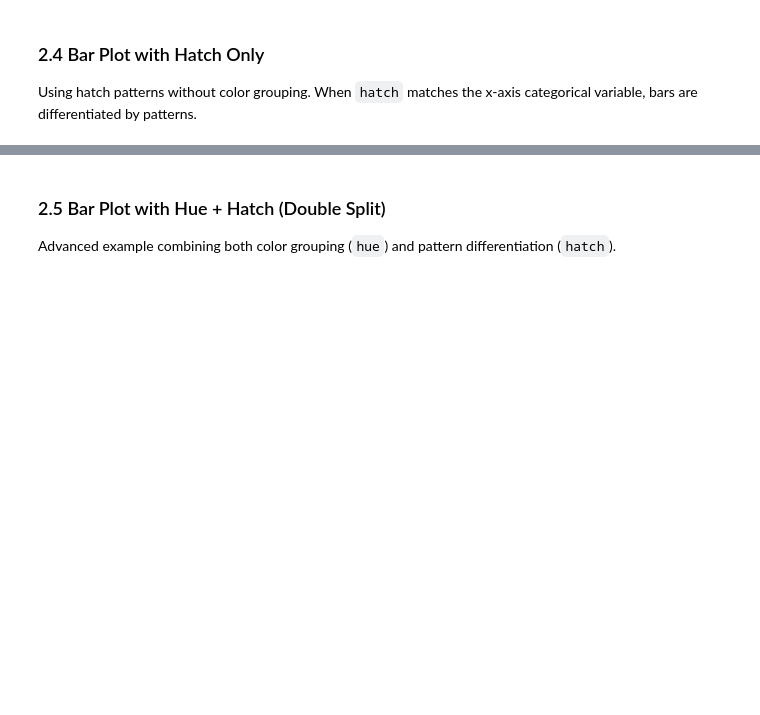
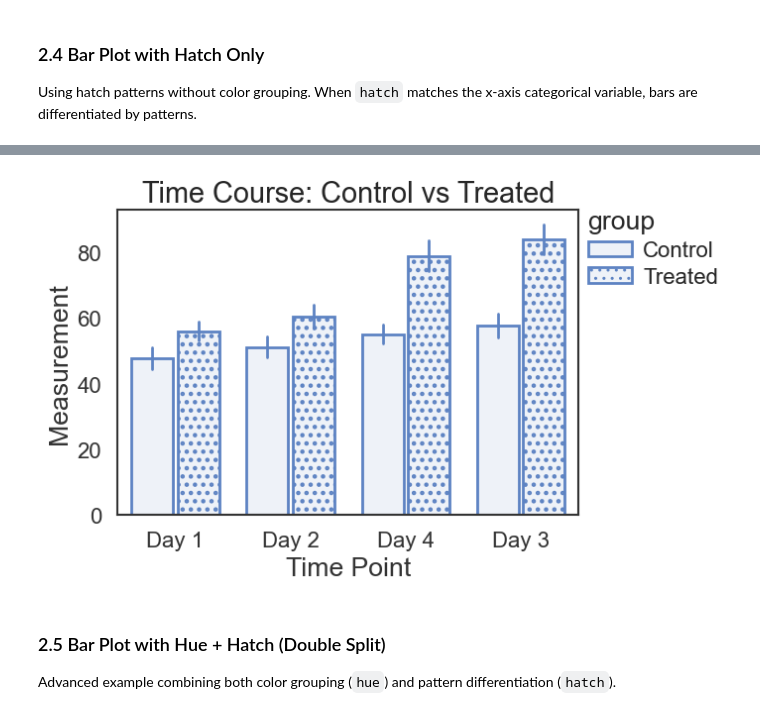
Before and after one commit to jorgebotas/prettyplot, a Jupyter notebook: examples.ipynb, the cells around one changed output, grey strips where cells are left out. Drawn from its saved outputs; the diff is of its cells as text; code cells hidden in the pictures; blank space fills up the shorter version.

```diff
--- a/examples.ipynb
+++ b/examples.ipynb
@@ -187,34 +195,36 @@ fig, ax = pp.barplot(
 np.random.seed(123)
 hatch_data = pd.DataFrame({
     'time': np.repeat(['Day 1', 'Day 2', 'Day 3', 'Day 4'], 20),
     'group': np.tile(np.repeat(['Control', 'Treated'], 10), 4),
     'measurement': np.concatenate([
         # Day 1
         np.random.normal(50, 8, 10),   # Control
         np.random.normal(52, 8, 10),   # Treated
         # Day 2
         np.random.normal(52, 9, 10),   # Control
         np.random.normal(65, 10, 10),  # Treated
         # Day 3
         np.random.normal(54, 9, 10),   # Control
         np.random.normal(78, 12, 10),  # Treated
         # Day 4
         np.random.normal(55, 10, 10),  # Control
         np.random.normal(85, 14, 10),  # Treated
     ])
 })
 
 fig, ax = pp.barplot(
     data=hatch_data,
     x='time',
     y='measurement',
     hatch='group',
     title='Time Course: Control vs Treated',
     xlabel='Time Point',
     ylabel='Measurement',
     errorbar='se',
-    hatch_mapping={'Control': '', 'Treated': 'oo'},
+    hatch_mapping={'Control': '', 'Treated': '..'},
 )
+# %% [output]
+[figure, added]
 # %% [markdown]
 ### 2.5 Bar Plot with Hue + Hatch (Double Split)
 
```
Also changed, not shown: parts of 19 cells of this notebook, 3 other files.
